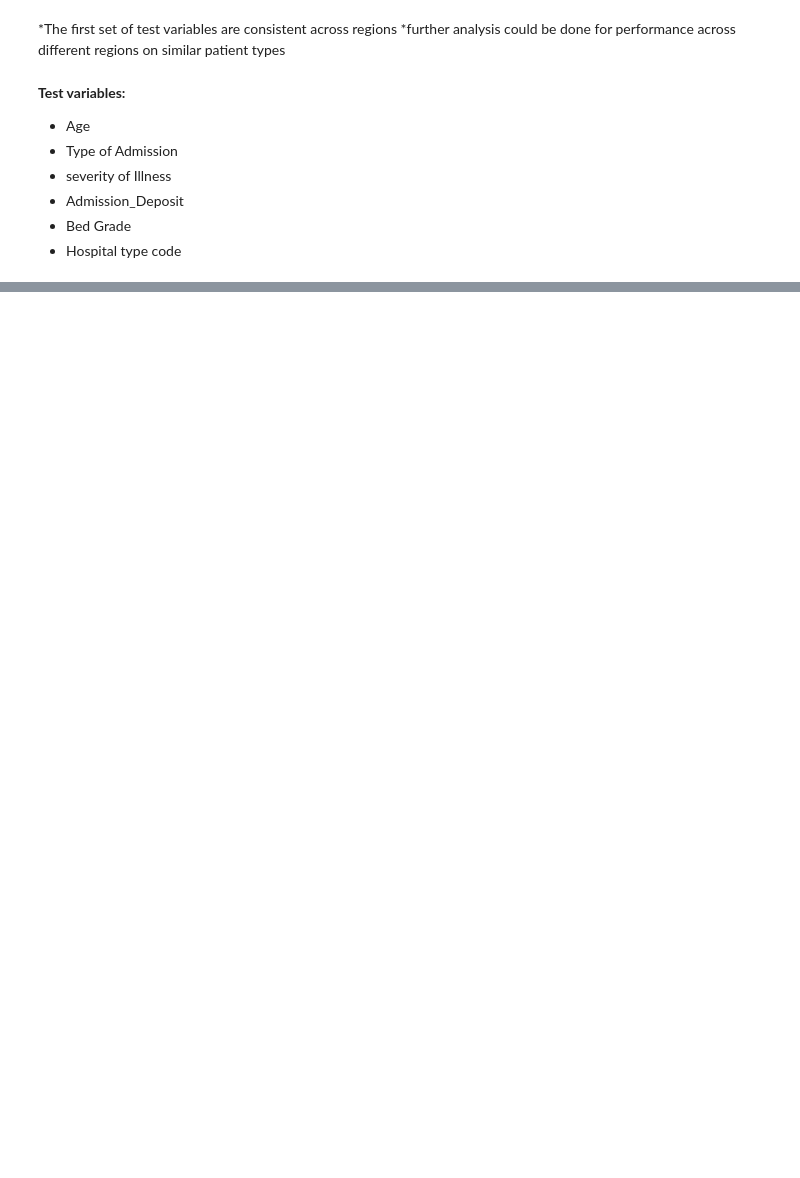
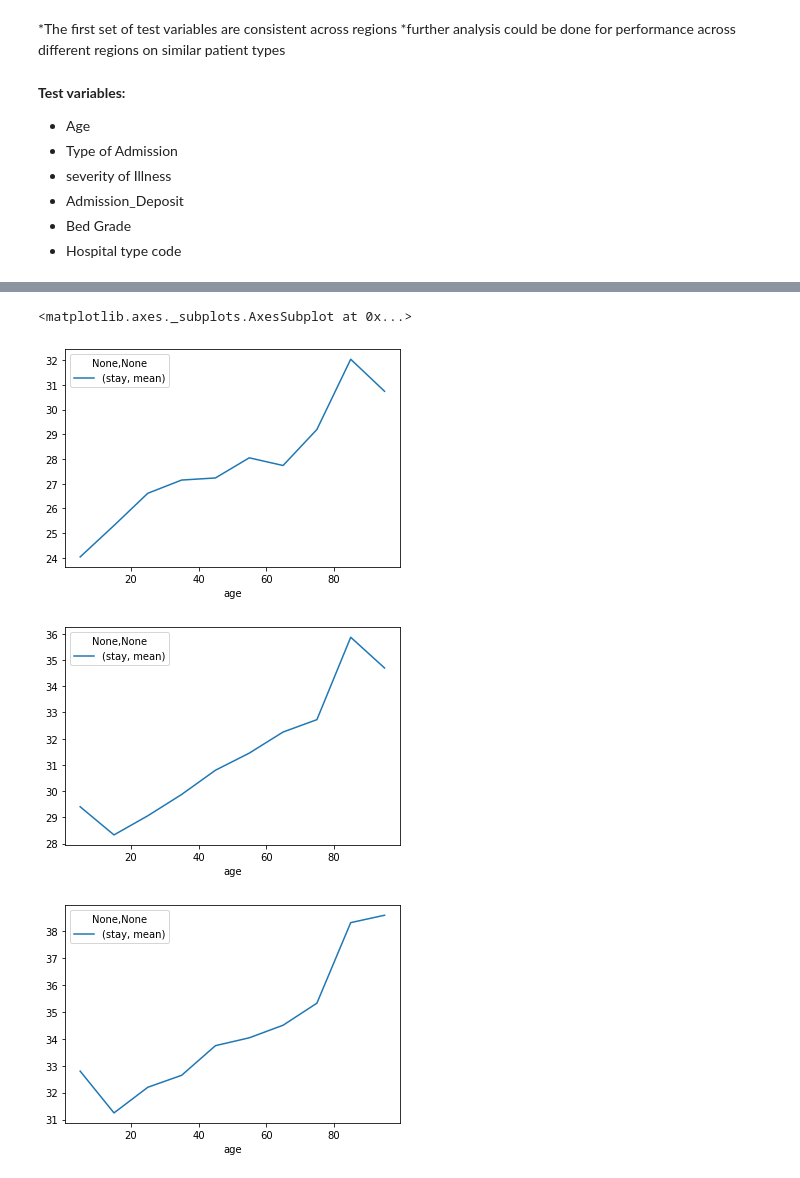
Before and after one commit to taylor-m/class_notebooks, a Jupyter notebook: capstone_1/hospital_length_of_stay/data_exploration.ipynb, the cells around one changed output, grey strips where cells are left out. Drawn from its saved outputs; the diff is of its cells as text; code cells hidden in the pictures; blank space fills up the shorter version.

```diff
--- a/capstone_1/hospital_length_of_stay/data_exploration.ipynb
+++ b/capstone_1/hospital_length_of_stay/data_exploration.ipynb
@@ -805,0 +537,4 @@ plt.show()
+# %%
+moderate = df[df.severity == "Moderate"]
+minor = df[df.severity == "Minor"]
+extreme = df[df.severity == "Extreme"]
@@ -805,0 +600,13 @@ plt.show()
+# %%
+minor_agg = minor.groupby(["age"]).agg({"stay": ["mean"]})
+moderate_agg = moderate.groupby(["age"]).agg({"stay": ["mean"]})
+extreme_agg = extreme.groupby(["age"]).agg({"stay": ["mean"]})
+
+minor_agg.plot()
+moderate_agg.plot()
+extreme_agg.plot()
+# %% [output]
+<matplotlib.axes._subplots.AxesSubplot at 0x...>
+[figure, added]
+[figure, added]
+[figure, added]
```
Also changed, not shown: parts of 178 cells of this notebook, 1 other file.
